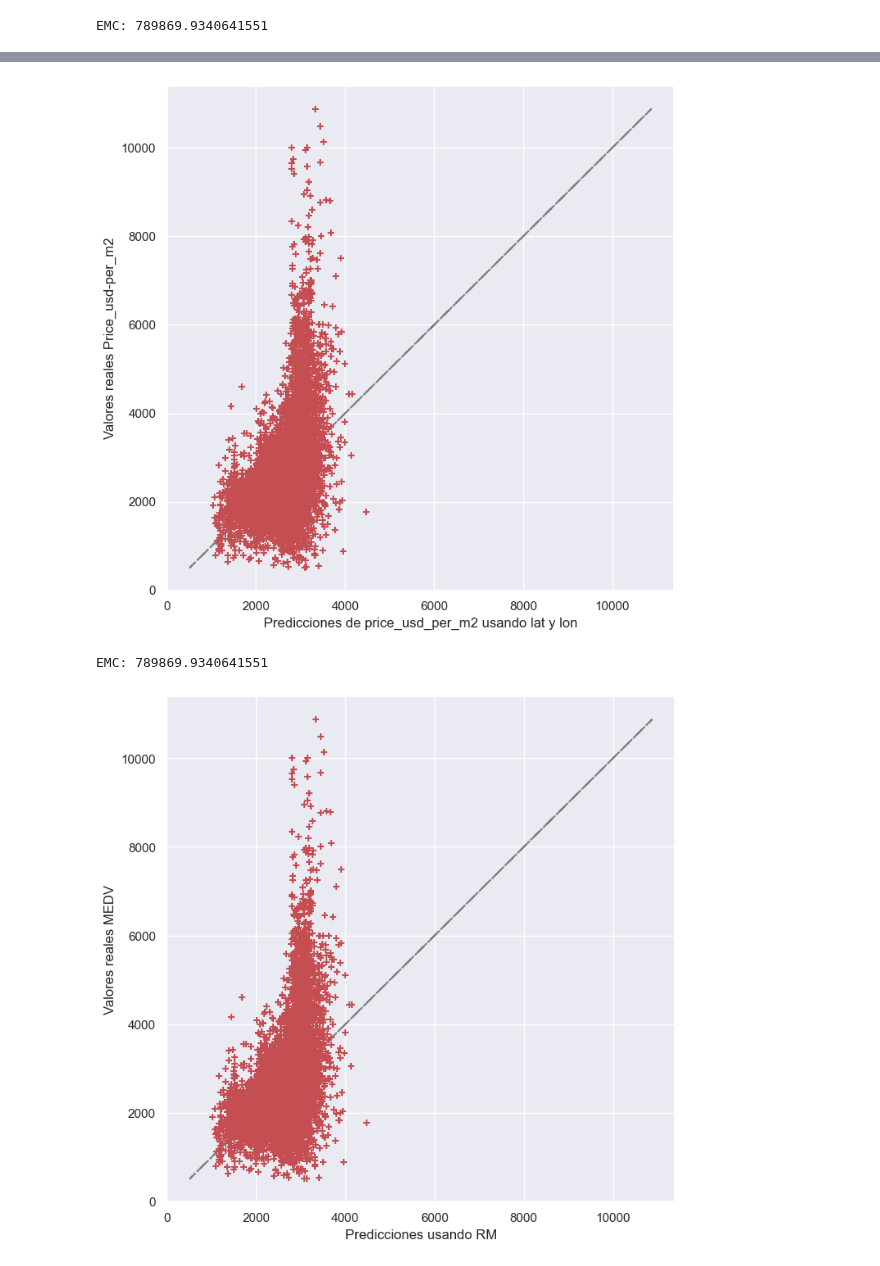
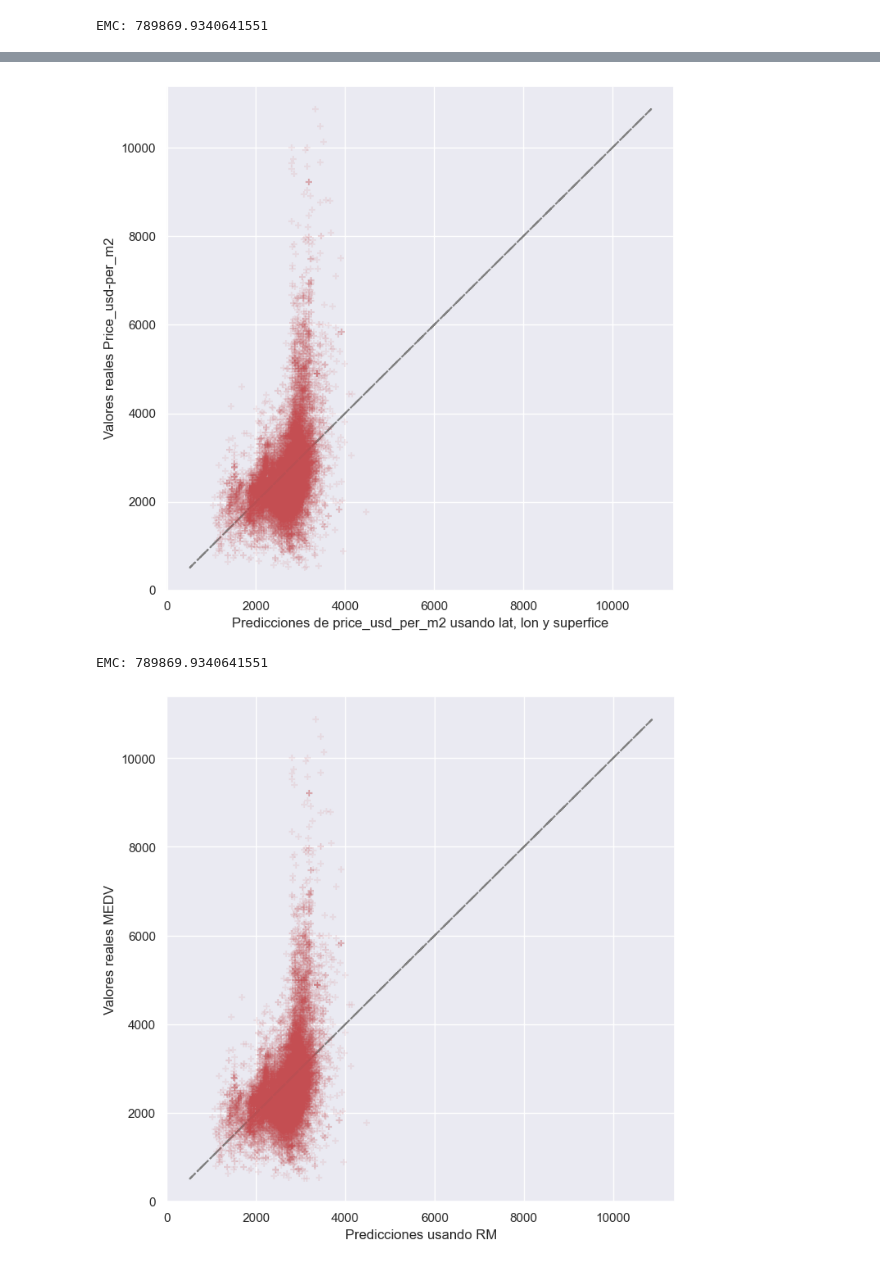
Before and after one commit to Facundo-Peloso/DH-TP-1---Grupo-10, a Jupyter notebook: Main TP2.ipynb, the cells around one changed output, grey strips where cells are left out. Cells and saved outputs as stored; diff of their text form; code cells hidden in the pictures.

```diff
--- a/Main TP2.ipynb
+++ b/Main TP2.ipynb
@@ -342,39 +344,39 @@ import statsmodels.api as sm
 
 X = datos[["lat", "lon","surface_total_in_m2"]]
 y = datos["price_usd_per_m2"]
 
 # Fiteo el modelo y hago las predicciones.
 model = model_lat_lon.fit(X, y)
 predictions = model.predict(X)
 
 # Graficamos el modelo
 plt.plot(y,y, '-.',c='grey')
-plt.scatter(predictions, y, s=30, c='r', marker='+', zorder=10)
-plt.xlabel("Predicciones de price_usd_per_m2 usando lat y lon")
+plt.scatter(predictions, y, s=30, c='r', marker='+', zorder=10, alpha=0.1)
+plt.xlabel("Predicciones de price_usd_per_m2 usando lat, lon y superfice")
 plt.ylabel("Valores reales Price_usd-per_m2")
 plt.show()
 print ("EMC:", mean_squared_error(y, predictions))
 prevMSE = mean_squared_error(y, predictions)
 # Tenemos que agregar explícitamente a una constante:
 X = sm.add_constant(X)
 
 model = sm.OLS(y, X).fit()
 predictions = model.predict(X)
 
 # Graficamos los resultados
 plt.plot(y,y, '-.', c='grey')
-plt.scatter(predictions, y, s=30, c='r', marker='+', zorder=10)
+plt.scatter(predictions, y, s=30, c='r', marker='+', zorder=10, alpha=0.1)
 plt.xlabel("Predicciones usando RM")
 plt.ylabel("Valores reales MEDV")
 plt.show()
 
 # Imprimimos el MSE y un resumen del modelo
 print ("EMC:", mean_squared_error(y, predictions))
 print (model.summary())
 # %% [output]
-[figure, old version]
+[figure, new version]
 EMC: 789869.9340641551
-[figure, old version]
+[figure, new version]
 EMC: 789869.9340641565
                             OLS Regression Results
 ==============================================================================
```
Also changed, not shown: parts of 25 cells of this notebook.
